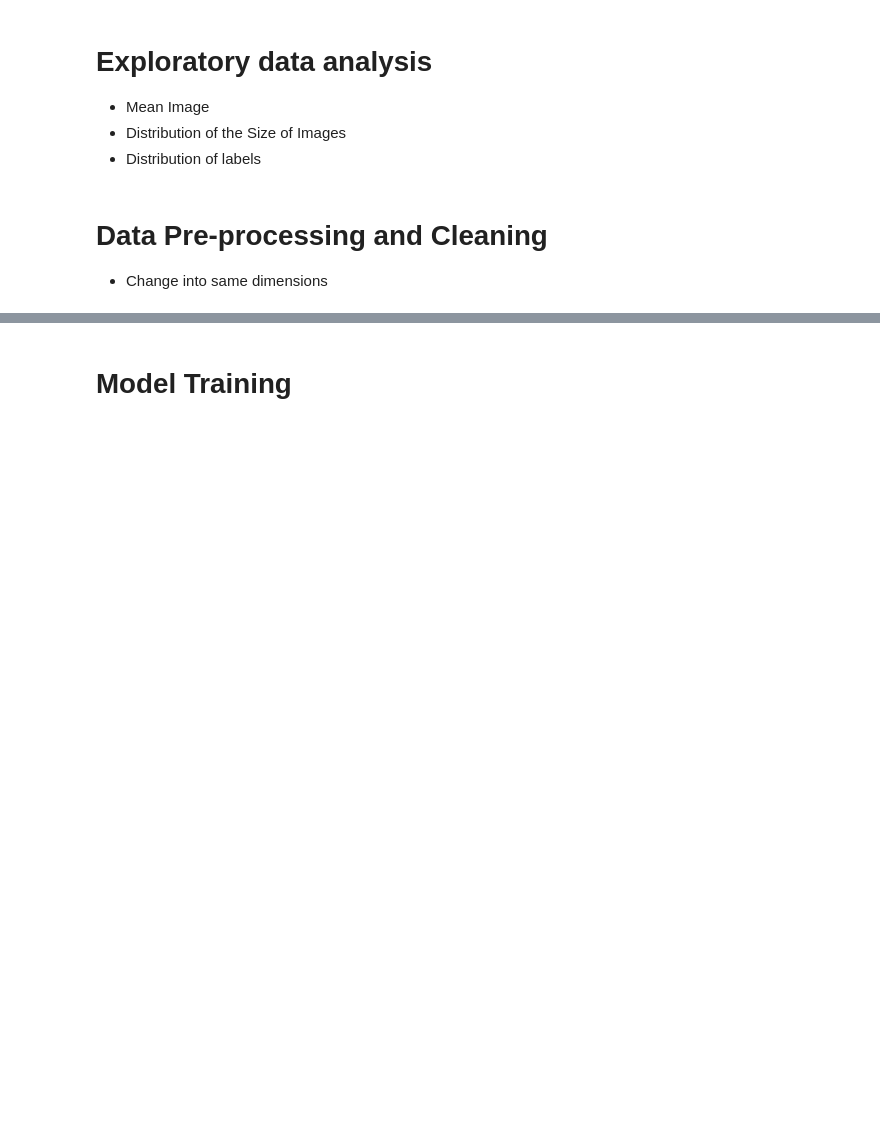
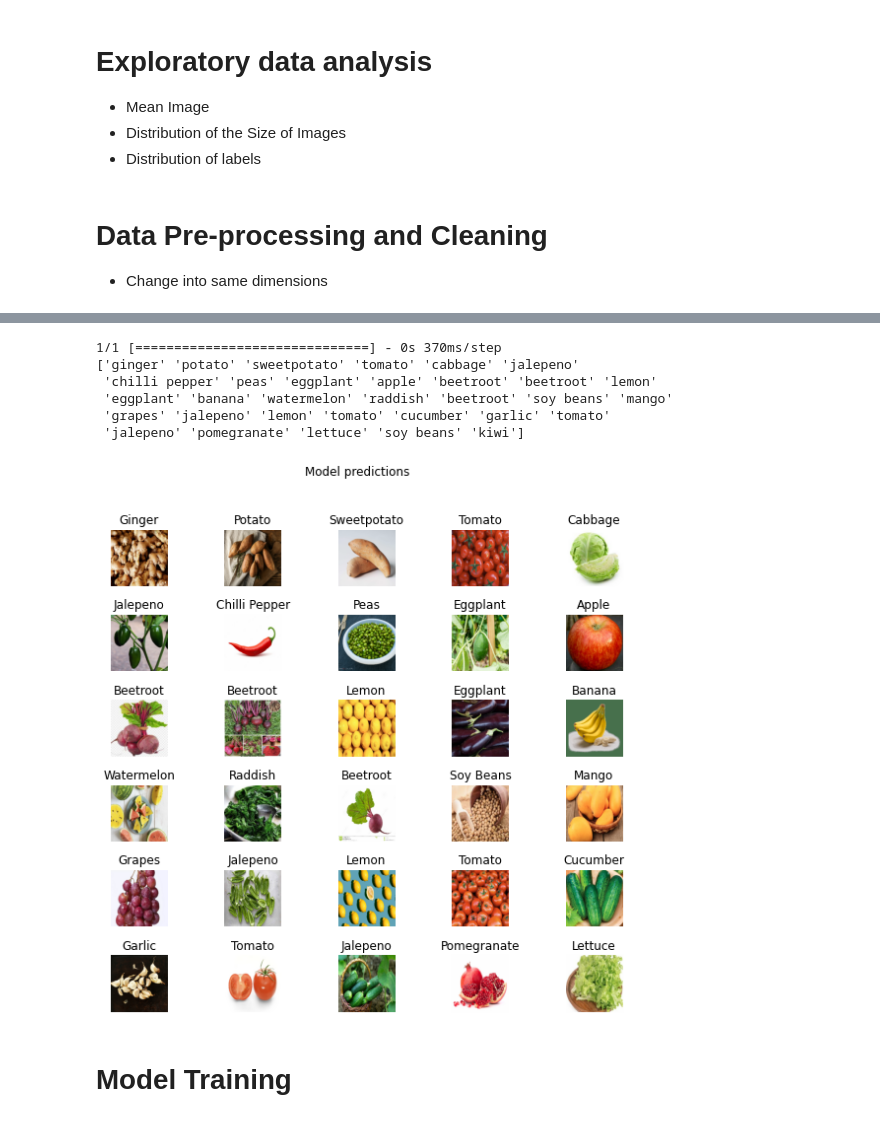
Before and after one commit to PM-cutedogpics/STINTSY-MP, a Jupyter notebook: STINTSY_MP.ipynb, the cells around one changed output, grey strips where cells are left out. Cells and saved outputs as stored; diff of their text form; code cells hidden in the pictures; blank space fills up the shorter version.

```diff
--- a/STINTSY_MP.ipynb
+++ b/STINTSY_MP.ipynb
@@ -188,3 +390,27 @@ print(
+# %%
+predicted_batch = model.predict(test_image_batch)
+predicted_id = tf.math.argmax(predicted_batch, axis=-1)
+predicted_label_batch = class_names[predicted_id]
+print(predicted_label_batch)
+# %% [output]
+1/1 [==============================] - 0s 370ms/step
+['ginger' 'potato' 'sweetpotato' 'tomato' 'cabbage' 'jalepeno'
+ 'chilli pepper' 'peas' 'eggplant' 'apple' 'beetroot' 'beetroot' 'lemon'
+ 'eggplant' 'banana' 'watermelon' 'raddish' 'beetroot' 'soy beans' 'mango'
+ 'grapes' 'jalepeno' 'lemon' 'tomato' 'cucumber' 'garlic' 'tomato'
+ 'jalepeno' 'pomegranate' 'lettuce' 'soy beans' 'kiwi']
+# %%
+plt.figure(figsize=(10,9))
+plt.subplots_adjust(hspace=0.5)
+
+for n in range(30):
+    plt.subplot(6,5,n+1)
+    plt.imshow(test_image_batch[n])
+    plt.title(predicted_label_batch[n].title())
+    plt.axis('off')
+_ = plt.suptitle("Model predictions")
+# %% [output]
+[figure, added]
 # %% [markdown]
 # Model Training
 # %% [markdown]
```
Also changed, not shown: parts of 36 cells of this notebook.
